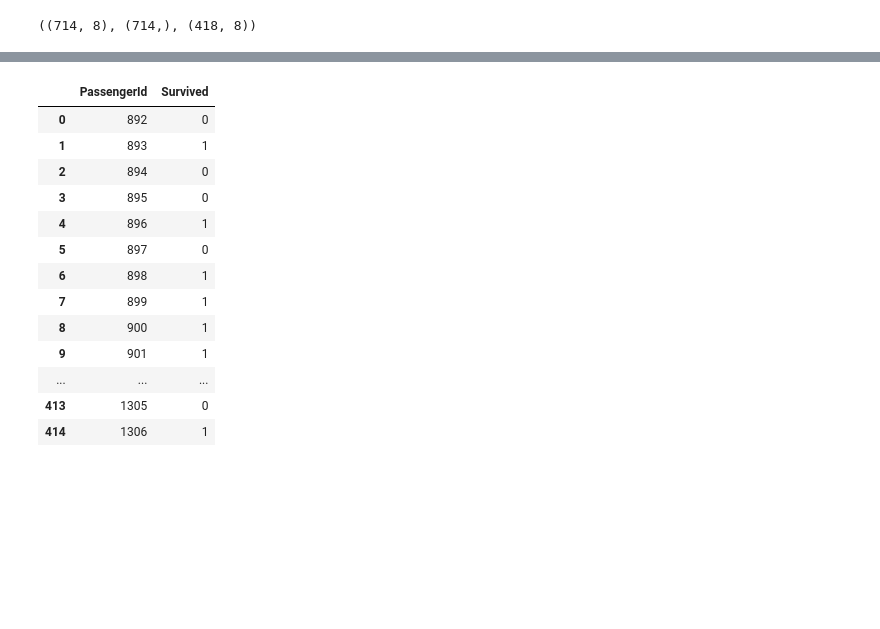
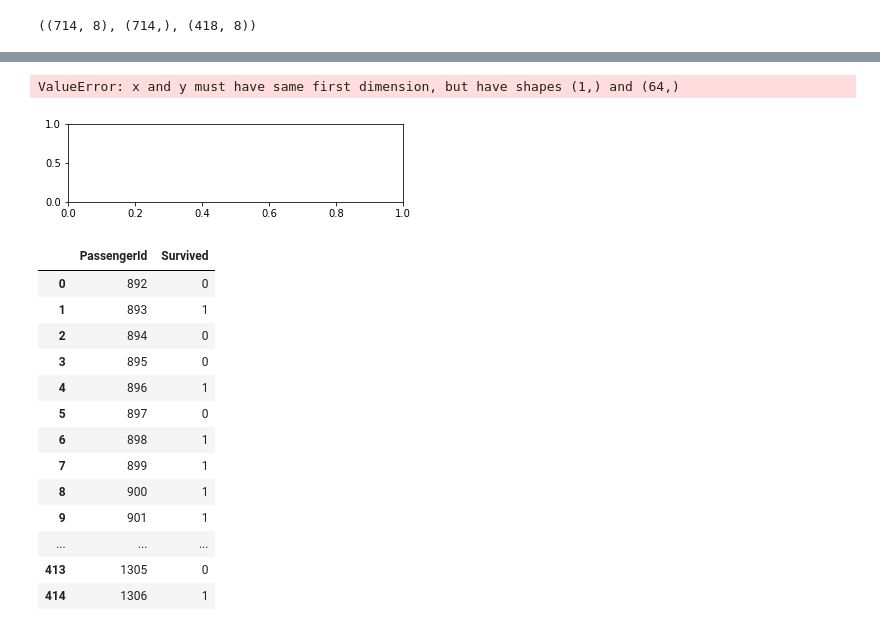
Before and after one commit to RyoH908/datasciencecoursera, a Jupyter notebook: TitanicML/2nd TEAM AI TitanicML ++sample 2.ipynb, the cells around one changed output, grey strips where cells are left out. Cells and saved outputs as stored; diff of their text form; code cells hidden in the pictures; blank space fills up the shorter version.

```diff
--- a/TitanicML/2nd TEAM AI TitanicML ++sample 2.ipynb
+++ b/TitanicML/2nd TEAM AI TitanicML ++sample 2.ipynb
@@ -86,8 +87,8 @@ for i in range(0, 8):
     model.add(Activation('relu'))
 
 model.add(Dense(units=1))
-model.add(Activation('linear'))
+model.add(Activation('softmax'))
 
-model.compile(loss='mean_squared_error', optimizer='rmsprop')
+#model.compile(loss='mean_squared_error', optimizer='rmsprop')
+model.compile(loss='binary_crossentropy', optimizer='sgd', metrics=['accuracy'])
+m_epochs = 256
-# %%
-model.fit(x, y, epochs=64)
@@ -112,0 +95,19 @@ Epoch 64/64
+# %%
+filepath = DATA_HOME_DIR+'checkpoints/weights.best.hdf5'
+checkpoint = ModelCheckpoint(filepath, monitor='acc', verbose=1, save_best_only=True, mode='max')
+callbacks_list = [checkpoint]
+# %%
+#history = model.fit(x, y, epochs = m_epochs)
+
+history = model.fit(x=x, y=y, batch_size=64, epochs=64, verbose=1,
+                    callbacks=callbacks_list,
+                    validation_split=0.0,
+                    validation_data=None,
+                    shuffle=True,
+                    class_weight=None,
+                    sample_weight=None,
+                    initial_epoch = 0)
+
+
+loss_history = history.history['loss']
+acc_history = history.history['acc']
@@ -113,3 +149,29 @@ Epoch 64/64
+# %%
+import matplotlib.pyplot as plt
+ax = plt.subplot(m_epochs)
+ax.plot(m_epochs, loss_history, color = 'red')
+ax.set_xlabel('Epochs')
+ax.set_ylabel('Error Rate\n')
+ax.set_title('Error Rate per Epoch\n')
+
+ax2 = plt.subplot(m_epocks)
+ax2.plot(m_epochs, acc_history, color='black')
+ax2.set_xlabel('Epochs')
+ax2.set_ylabel('Accuracy\n')
+ax2.set_title('Accuracy per Epoch\n')
+# %% [output]
+ValueError: x and y must have same first dimension, but have shapes (1,) and (64,)
+# %%
+plt.subplots_adjust(hspace=0.8)
+plt.show()
+
+X_test = x
+Y_test = y
+
+loss_and_metrics = model.evaluate(X_test, Y_test, batch_size=32)
+print(loss_and_metrics)
+# %% [output]
+[figure, added]
 # %%
 p_survived = model.predict_classes(tx.values)
 # %%
```
Also changed, not shown: parts of 8 cells of this notebook.
